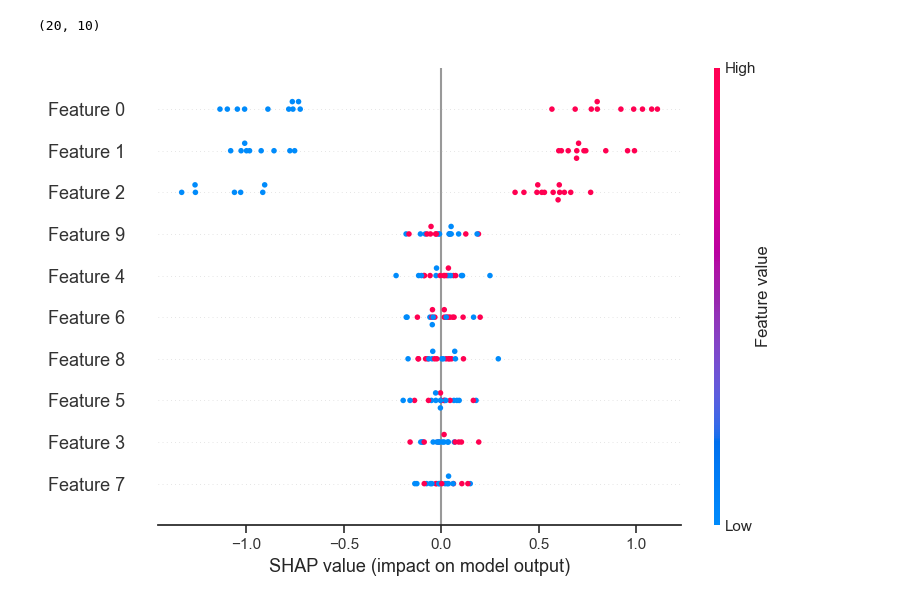
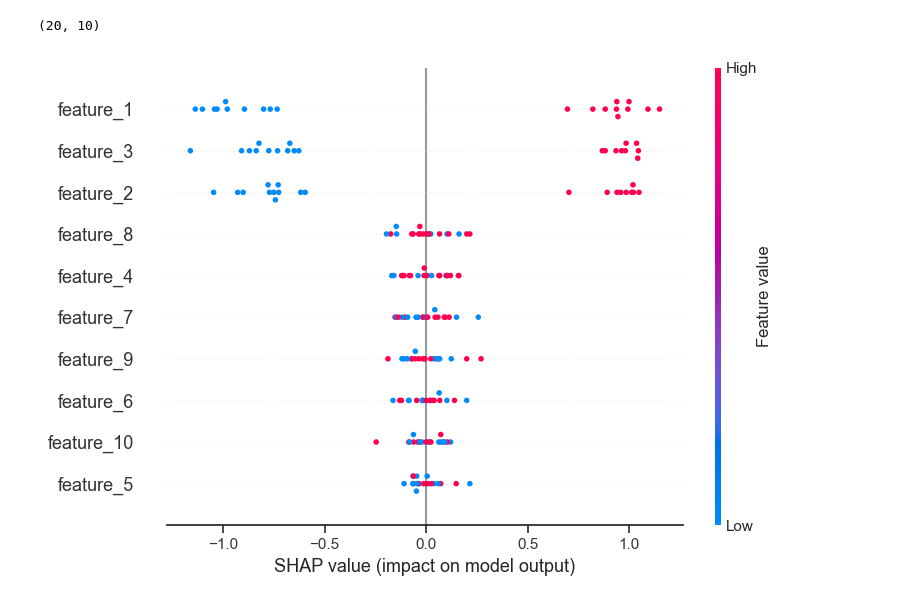
Before and after one commit to kevalpipalia/COMP565-xAI, a Jupyter notebook: COMP565_A3_xai.ipynb, the cells around one changed output. Saved outputs shown, nothing was run; the diff lists cells and outputs as text; code cells hidden in the pictures.

```diff
--- a/COMP565_A3_xai.ipynb
+++ b/COMP565_A3_xai.ipynb
@@ -214,9 +214,9 @@ implemented_shap_values.shape
 # %% [output]
 (20, 10)
 # %%
-shap.summary_plot(implemented_shap_values, X_test)
+shap.summary_plot(implemented_shap_values, X_test, feature_names=test_data.columns)
 # %% [output]
-[figure, old version]
+[figure, new version]
 # %%
 implemented_mean_shap_values = (1 / implemented_shap_values.shape[0]) * np.abs(
     implemented_shap_values
```
Also changed, not shown: parts of 15 cells of this notebook, 2 other files.
